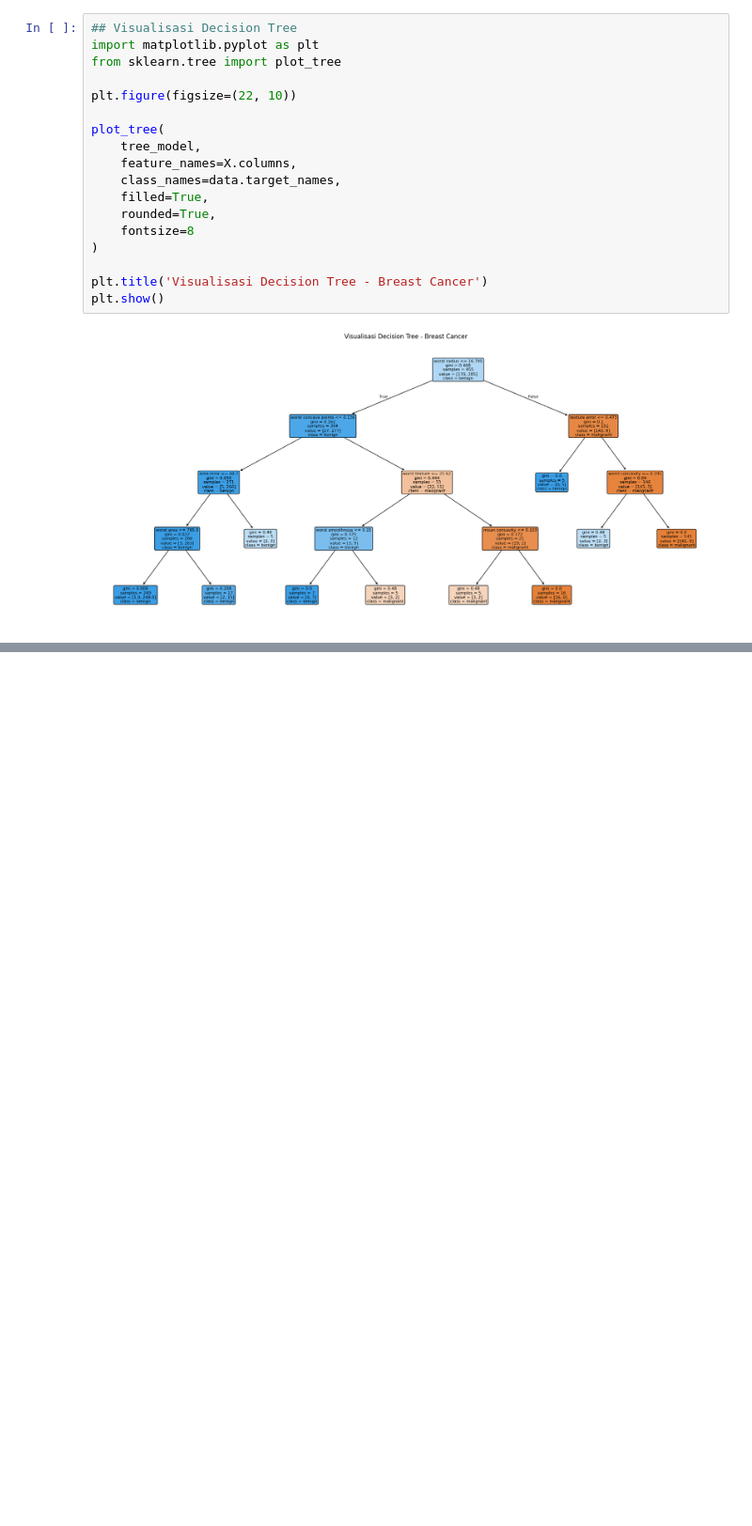
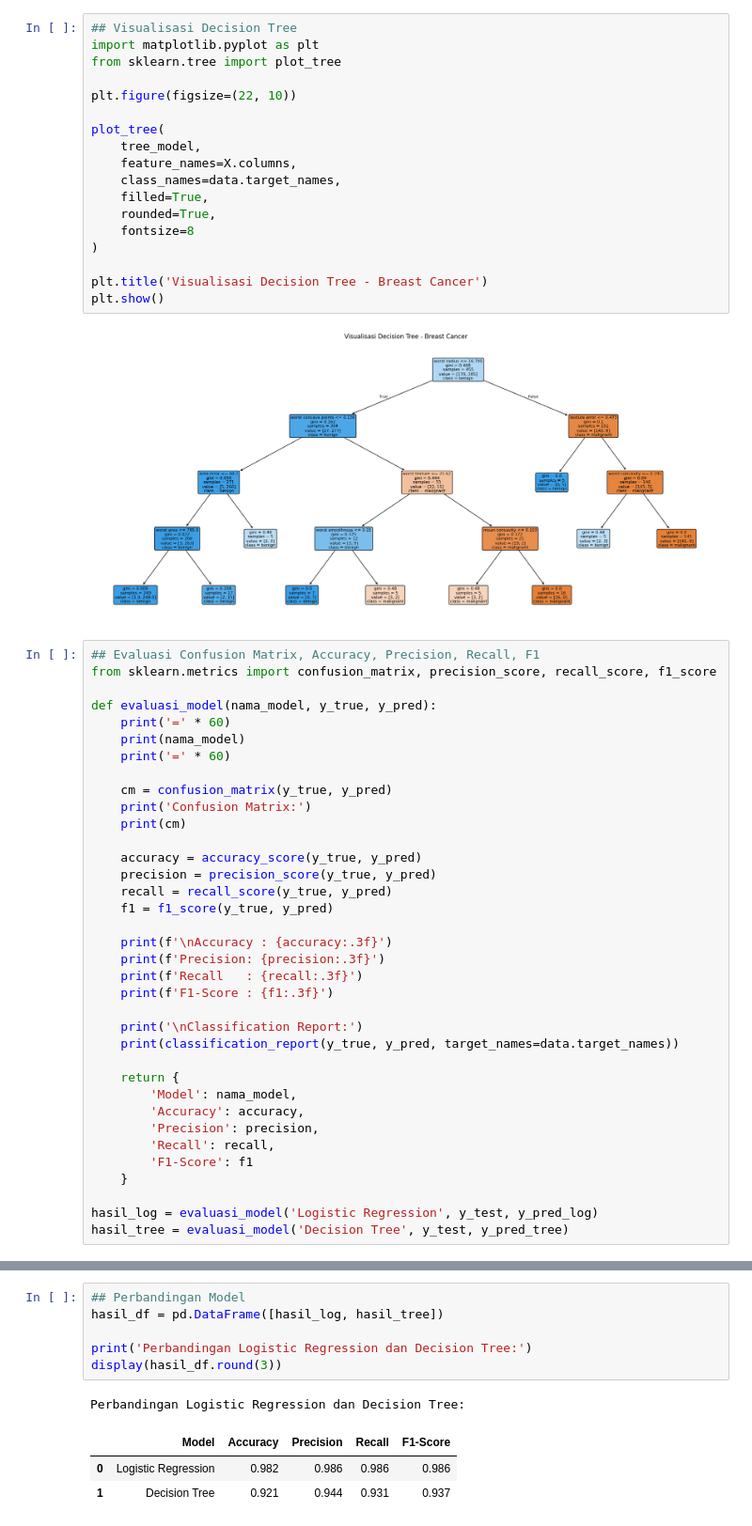
Before and after one commit to galihtw04/data-science-2026, a Jupyter notebook: Pertemeuan9_Muhammad_Galih_Abdurrahman_240401010278.ipynb, the cells around one changed output, grey strips where cells are left out. Shown at 94% size. Drawn from its saved outputs; the diff is of its cells as text; blank space fills up the shorter version.

```diff
--- a/Pertemeuan9_Muhammad_Galih_Abdurrahman_240401010278.ipynb
+++ b/Pertemeuan9_Muhammad_Galih_Abdurrahman_240401010278.ipynb
@@ -160,3 +160,39 @@ plt.title('Visualisasi Decision Tree - Breast Cancer')
 plt.show()
 # %% [output]
 [figure]
+# %%
+## Evaluasi Confusion Matrix, Accuracy, Precision, Recall, F1
+from sklearn.metrics import confusion_matrix, precision_score, recall_score, f1_score
+
+def evaluasi_model(nama_model, y_true, y_pred):
+    print('=' * 60)
+    print(nama_model)
+    print('=' * 60)
+
+    cm = confusion_matrix(y_true, y_pred)
+    print('Confusion Matrix:')
+    print(cm)
+
+    accuracy = accuracy_score(y_true, y_pred)
+    precision = precision_score(y_true, y_pred)
+    recall = recall_score(y_true, y_pred)
+    f1 = f1_score(y_true, y_pred)
+
+    print(f'\nAccuracy : {accuracy:.3f}')
+    print(f'Precision: {precision:.3f}')
+    print(f'Recall   : {recall:.3f}')
+    print(f'F1-Score : {f1:.3f}')
+
+    print('\nClassification Report:')
+    print(classification_report(y_true, y_pred, target_names=data.target_names))
+
+    return {
+        'Model': nama_model,
+        'Accuracy': accuracy,
+        'Precision': precision,
+        'Recall': recall,
+        'F1-Score': f1
+    }
+
+hasil_log = evaluasi_model('Logistic Regression', y_test, y_pred_log)
+hasil_tree = evaluasi_model('Decision Tree', y_test, y_pred_tree)
@@ -162,0 +217,11 @@ plt.show()
+# %%
+## Perbandingan Model
+hasil_df = pd.DataFrame([hasil_log, hasil_tree])
+
+print('Perbandingan Logistic Regression dan Decision Tree:')
+display(hasil_df.round(3))
+# %% [output]
+Perbandingan Logistic Regression dan Decision Tree:
+|  | Model | Accuracy | Precision | Recall | F1-Score |
+| 0 | Logistic Regression | 0.982 | 0.986 | 0.986 | 0.986 |
+| 1 | Decision Tree | 0.921 | 0.944 | 0.931 | 0.937 |
```
Also changed, not shown: parts of 3 cells of this notebook.
